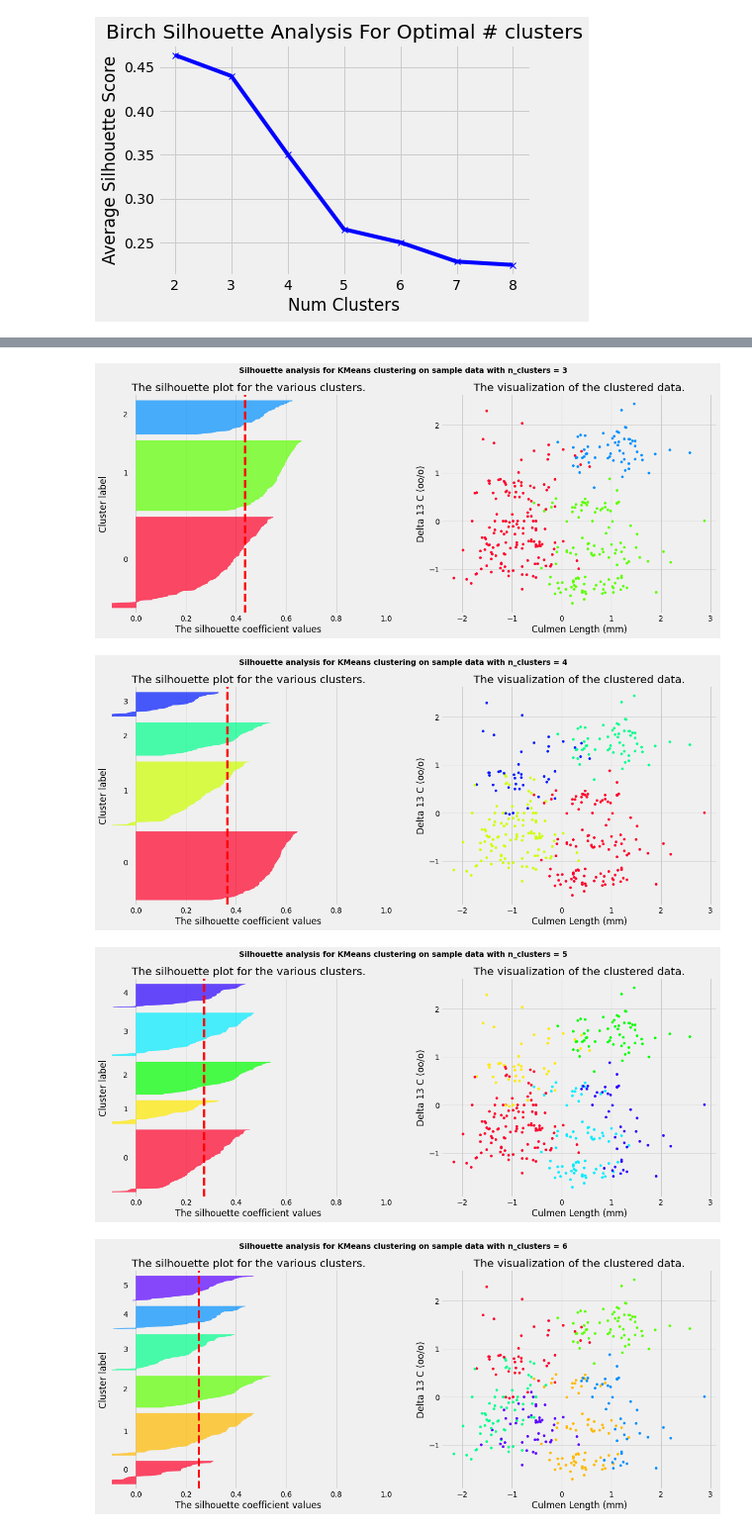
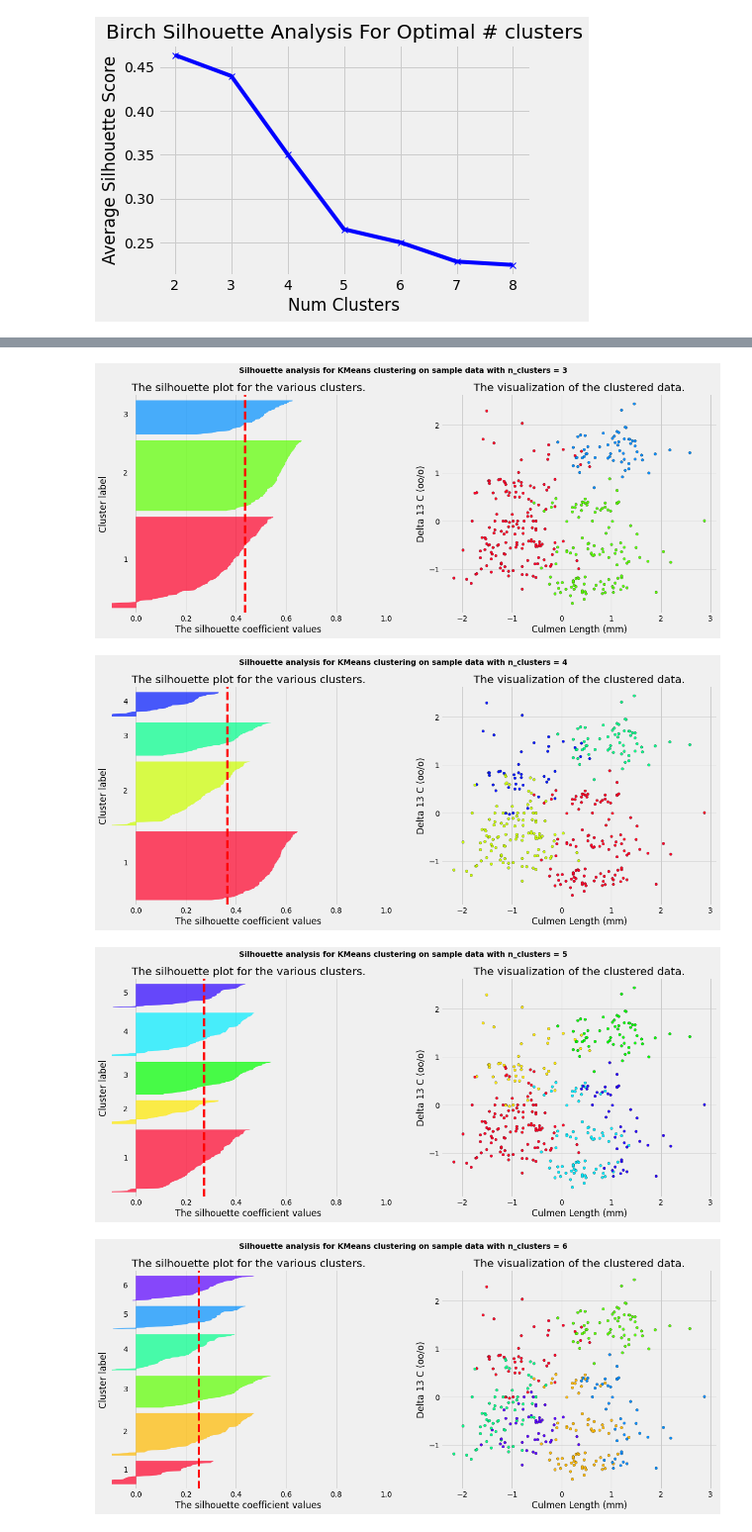
Before and after one commit to OnionYams/M9-Assess, a Jupyter notebook: part2/ahad_working_copy.ipynb, the cells around one changed output, grey strips where cells are left out. Shown at 99% size. Drawn from its saved outputs; the diff is of its cells as text; code cells hidden in the pictures.

Commit message:
Updated cluster labels and plotted cluster points

```diff
--- a/part2/ahad_working_copy.ipynb
+++ b/part2/ahad_working_copy.ipynb
@@ -122,7 +123,7 @@ for n_clusters in range_n_clusters:
                           facecolor=color, edgecolor=color, alpha=0.7)
 
         # Label the silhouette plots with their cluster numbers at the middle
-        ax1.text(-0.05, y_lower + 0.5 * size_cluster_i, str(i))
+        ax1.text(-0.05, y_lower + 0.5 * size_cluster_i, str(i+1))
 
         # Compute the new y_lower for next plot
         y_lower = y_upper + 10  # 10 for the 0 samples
@@ -139,34 +140,34 @@ for n_clusters in range_n_clusters:
 
     # 2nd Plot showing the actual clusters formed
     colors = cm.gist_rainbow(cluster_labels.astype(float) / n_clusters)
-    ax2.scatter(X[:, 0], X[:, 5], marker='.', s=100, lw=0,
+    ax2.scatter(X[:, 0], X[:, 5], marker='.', s=100, lw=0.3,
                 c=colors, edgecolor='k')
 
 
     ax2.set_title("The visualization of the clustered data.")
     ax2.set_xlabel("Culmen Length (mm)")
     ax2.set_ylabel("Delta 13 C (oo/o)")
 
     plt.suptitle(("Silhouette analysis for KMeans clustering on sample data "
                   "with n_clusters = %d" % n_clusters),
                  fontsize=14, fontweight='bold')
 
 plt.show()
 style.use("fivethirtyeight")
 plt.plot(range_n_clusters, silhouette_avg_n_clusters)
 plt.xlabel("Number of Clusters (k)")
 plt.ylabel("silhouette score")
 plt.title('Birch silhouette analysis For optimal # clusters')
 plt.show()
 # %% [output]
 For n_clusters = 2 The average silhouette_score is : 0.46375914382808164
 For n_clusters = 3 The average silhouette_score is : 0.4371634295040377
 For n_clusters = 4 The average silhouette_score is : 0.3650895017051666
 For n_clusters = 5 The average silhouette_score is : 0.27295469769878666
 For n_clusters = 6 The average silhouette_score is : 0.2522863772447171
 [figure]
 [figure]
 [figure]
-[figure, old version]
+[figure, new version]
 [figure]
 [figure]
```
Also changed, not shown: parts of 1 cell of this notebook.
